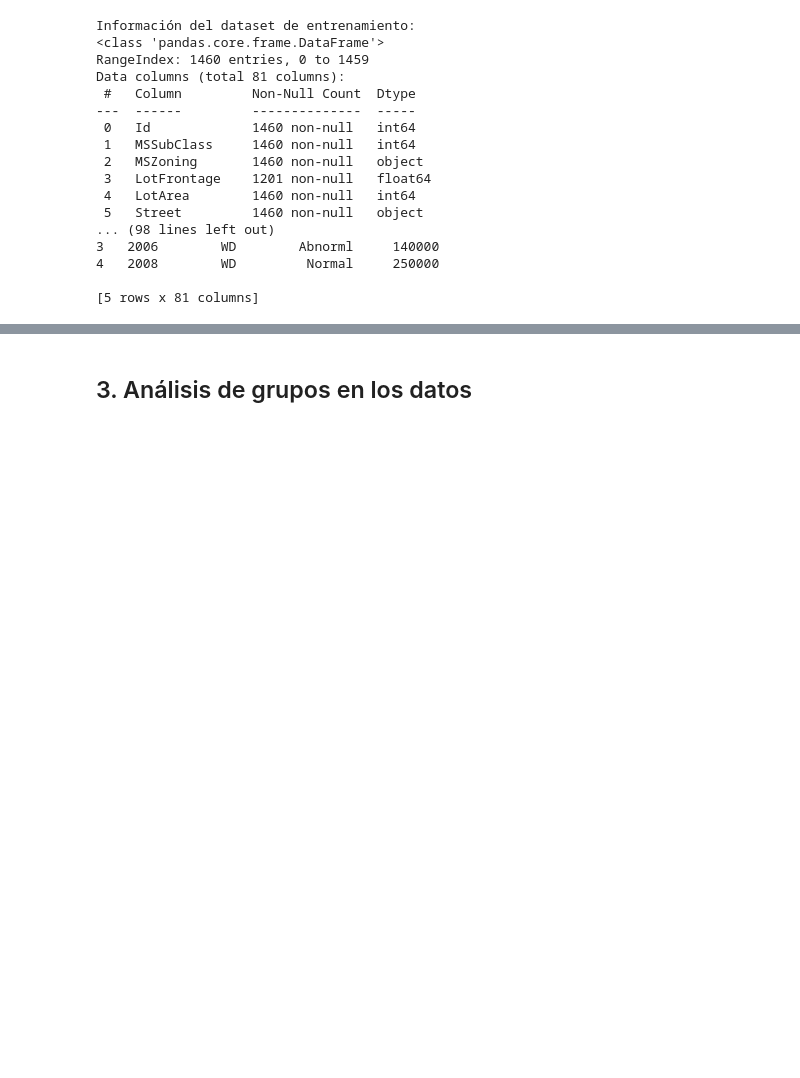
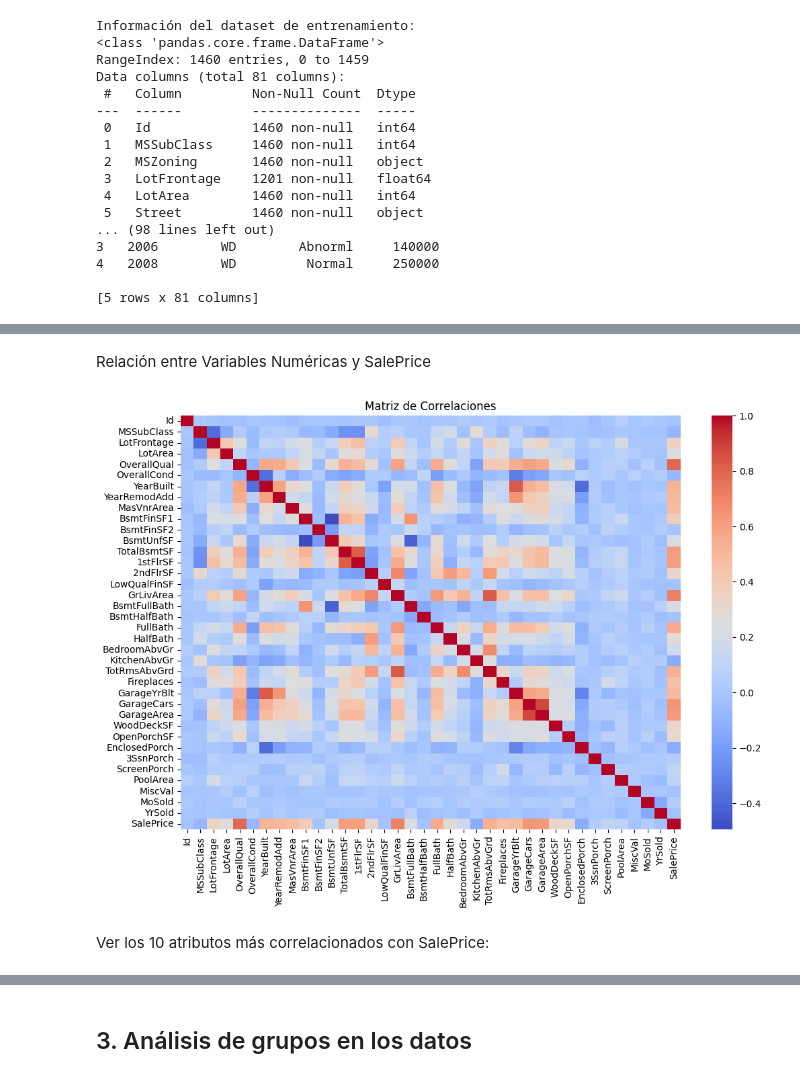
Before and after one commit to Sofiamishel2003/Modelo_Regresion_Lineal, a Jupyter notebook: Modelo_RegresionLineal.ipynb, the cells around one changed output, grey strips where cells are left out. Cells and saved outputs as stored; diff of their text form; code cells hidden in the pictures; blank space fills up the shorter version.

```diff
--- a/Modelo_RegresionLineal.ipynb
+++ b/Modelo_RegresionLineal.ipynb
@@ -39,0 +106,12 @@ Data columns (total 81 columns):
+# %% [markdown]
+Relación entre Variables Numéricas y SalePrice
+# %%
+correlation_matrix = train_df.select_dtypes(include=["number"]).corr()
+plt.figure(figsize=(12, 8))
+sns.heatmap(correlation_matrix, cmap="coolwarm", annot=False, fmt=".2f")
+plt.title("Matriz de Correlaciones")
+plt.show()
+# %% [output]
+[figure, added]
+# %% [markdown]
+Ver los 10 atributos más correlacionados con SalePrice:
```
Also changed, not shown: parts of 15 cells of this notebook.
